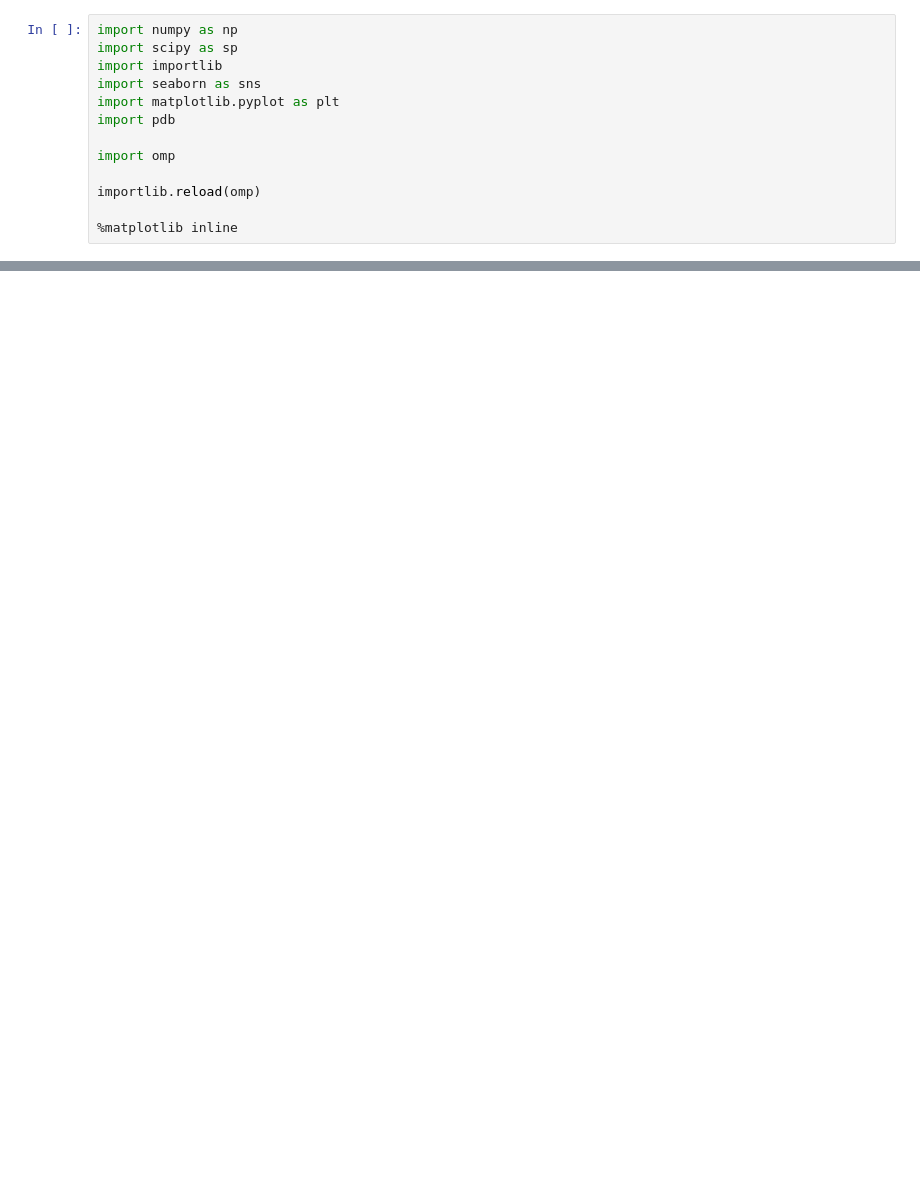
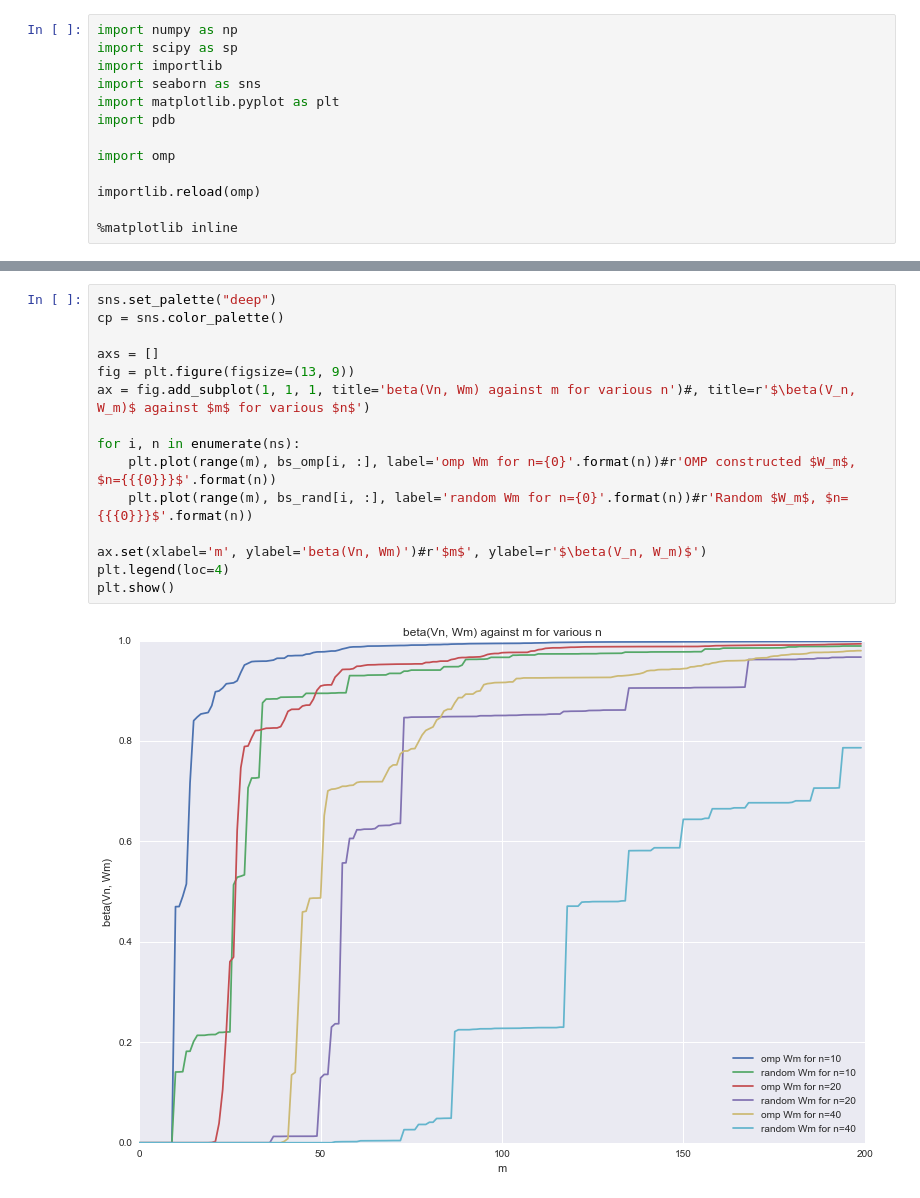
Before and after one commit to Catcher132/omp, a Jupyter notebook: 02_greedy_convergence.ipynb, the cells around one changed output, grey strips where cells are left out. Saved outputs shown, nothing was run; the diff lists cells and outputs as text; blank space fills up the shorter version.

```diff
--- a/02_greedy_convergence.ipynb
+++ b/02_greedy_convergence.ipynb
@@ -69,3 +74,20 @@ for i in range(n, m):
+# %%
+sns.set_palette("deep")
+cp = sns.color_palette()
+
+axs = []
+fig = plt.figure(figsize=(13, 9))
+ax = fig.add_subplot(1, 1, 1, title='beta(Vn, Wm) against m for various n')#, title=r'$\beta(V_n, W_m)$ against $m$ for various $n$')
+
+for i, n in enumerate(ns):
+    plt.plot(range(m), bs_omp[i, :], label='omp Wm for n={0}'.format(n))#r'OMP constructed $W_m$, $n={{{0}}}$'.format(n))
+    plt.plot(range(m), bs_rand[i, :], label='random Wm for n={0}'.format(n))#r'Random $W_m$, $n={{{0}}}$'.format(n))
+
+ax.set(xlabel='m', ylabel='beta(Vn, Wm)')#r'$m$', ylabel=r'$\beta(V_n, W_m)$')
+plt.legend(loc=4)
+plt.show()
+# %% [output]
+[figure, added]
 # %%
 sns.set_palette("deep")
 cp = sns.color_palette()
```
Also changed, not shown: parts of 12 cells of this notebook, 1 other file.
